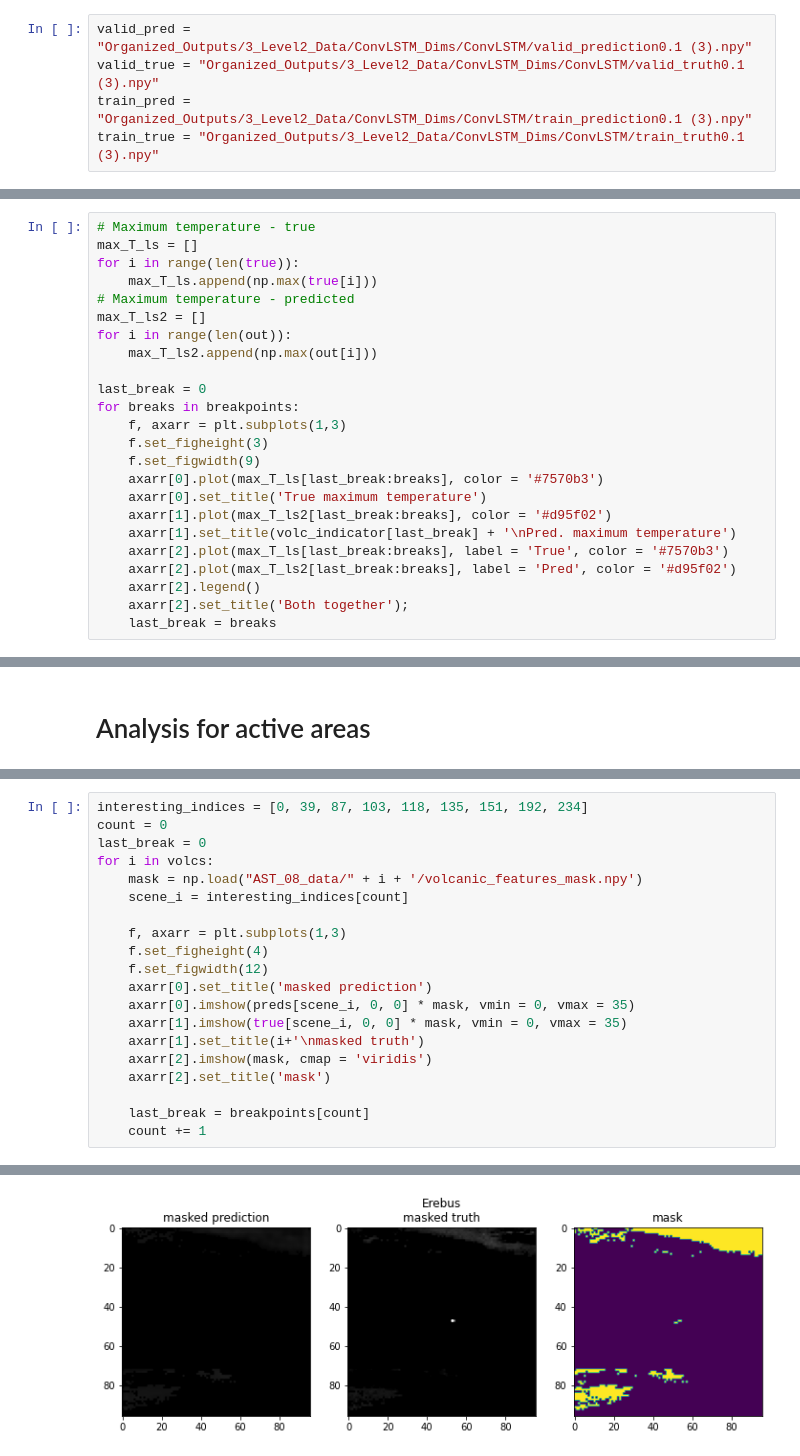
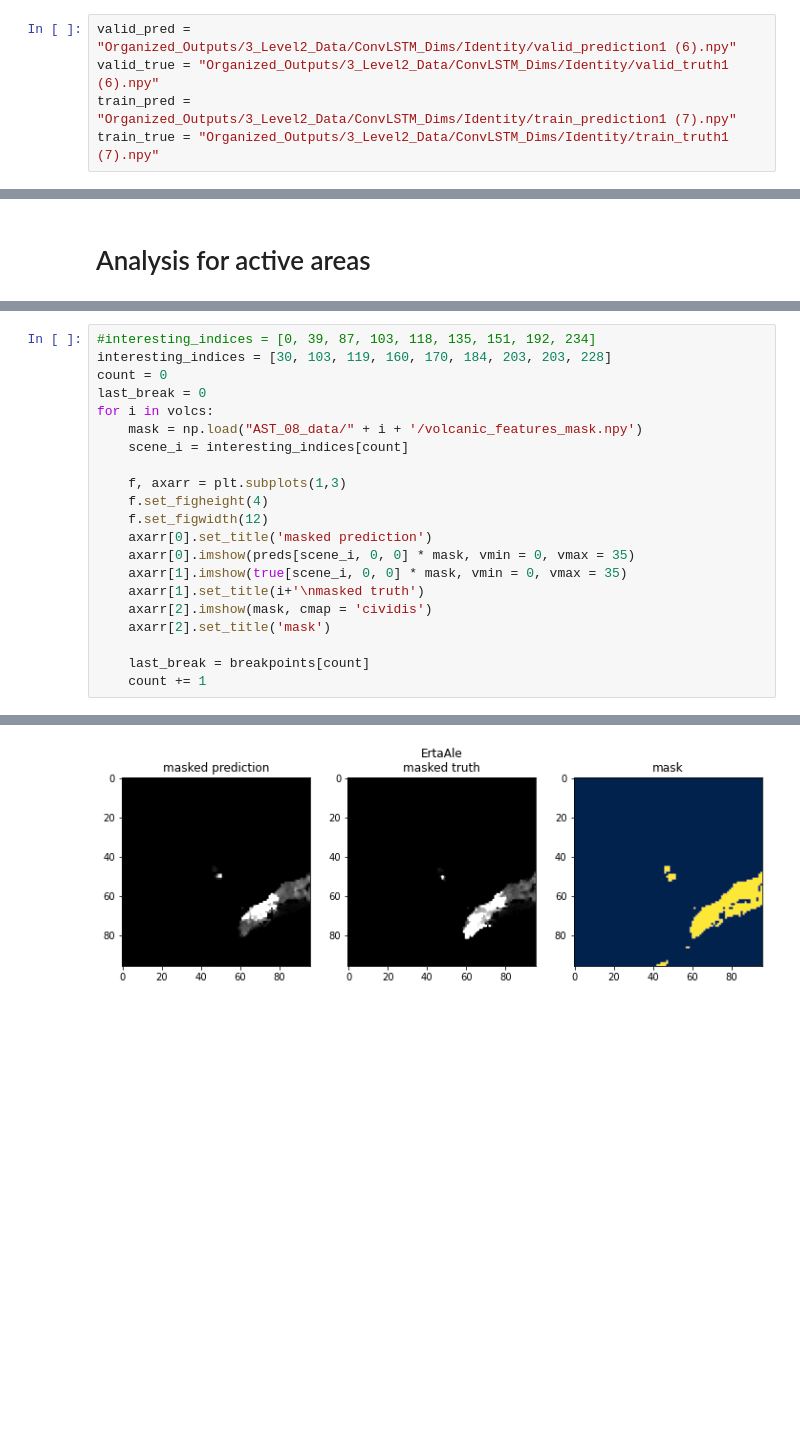
Before and after one commit to jdiaz4302/VolcanoesIR, a Jupyter notebook: 999_Analyze_Results.ipynb, the cells around one changed output, grey strips where cells are left out. Cells and saved outputs as stored; diff of their text form; blank space fills up the shorter version.

```diff
--- a/999_Analyze_Results.ipynb
+++ b/999_Analyze_Results.ipynb
@@ -7,6 +9,6 @@ mpl.rc('image', cmap='gist_gray')
 # %%
-valid_pred = "Organized_Outputs/3_Level2_Data/ConvLSTM_Dims/ConvLSTM/valid_prediction0.1 (3).npy"
-valid_true = "Organized_Outputs/3_Level2_Data/ConvLSTM_Dims/ConvLSTM/valid_truth0.1 (3).npy"
-train_pred = "Organized_Outputs/3_Level2_Data/ConvLSTM_Dims/ConvLSTM/train_prediction0.1 (3).npy"
-train_true = "Organized_Outputs/3_Level2_Data/ConvLSTM_Dims/ConvLSTM/train_truth0.1 (3).npy"
+valid_pred = "Organized_Outputs/3_Level2_Data/ConvLSTM_Dims/Identity/valid_prediction1 (6).npy"
+valid_true = "Organized_Outputs/3_Level2_Data/ConvLSTM_Dims/Identity/valid_truth1 (6).npy"
+train_pred = "Organized_Outputs/3_Level2_Data/ConvLSTM_Dims/Identity/train_prediction1 (7).npy"
+train_true = "Organized_Outputs/3_Level2_Data/ConvLSTM_Dims/Identity/train_truth1 (7).npy"
 # %%
@@ -226,27 +274,3 @@ pred_quantiles = np.cumsum(pred_counts) / preds.size
 tmpl_quantiles = np.cumsum(tmpl_counts) / template.size
 interp_a_values = np.interp(pred_quantiles, tmpl_quantiles, tmpl_values)
 out = interp_a_values[pred_unique_indices].reshape(preds.shape)
-# %%
-# Maximum temperature - true
-max_T_ls = []
-for i in range(len(true)):
-    max_T_ls.append(np.max(true[i]))
-# Maximum temperature - predicted
-max_T_ls2 = []
-for i in range(len(out)):
-    max_T_ls2.append(np.max(out[i]))
-
-last_break = 0
-for breaks in breakpoints:
-    f, axarr = plt.subplots(1,3)
-    f.set_figheight(3)
-    f.set_figwidth(9)
-    axarr[0].plot(max_T_ls[last_break:breaks], color = '#7570b3')
-    axarr[0].set_title('True maximum temperature')
-    axarr[1].plot(max_T_ls2[last_break:breaks], color = '#d95f02')
-    axarr[1].set_title(volc_indicator[last_break] + '\nPred. maximum temperature')
-    axarr[2].plot(max_T_ls[last_break:breaks], label = 'True', color = '#7570b3')
-    axarr[2].plot(max_T_ls2[last_break:breaks], label = 'Pred', color = '#d95f02')
-    axarr[2].legend()
-    axarr[2].set_title('Both together');
-    last_break = breaks
@@ -332,5 +402,6 @@ Total:
 # %%
-interesting_indices = [0, 39, 87, 103, 118, 135, 151, 192, 234]
+#interesting_indices = [0, 39, 87, 103, 118, 135, 151, 192, 234]
+interesting_indices = [30, 103, 119, 160, 170, 184, 203, 203, 228]
 count = 0
 last_break = 0
 for i in volcs:
@@ -344,7 +415,7 @@ for i in volcs:
     axarr[0].imshow(preds[scene_i, 0, 0] * mask, vmin = 0, vmax = 35)
     axarr[1].imshow(true[scene_i, 0, 0] * mask, vmin = 0, vmax = 35)
     axarr[1].set_title(i+'\nmasked truth')
-    axarr[2].imshow(mask, cmap = 'viridis')
+    axarr[2].imshow(mask, cmap = 'cividis')
     axarr[2].set_title('mask')
 
     last_break = breakpoints[count]
@@ -354 +425 @@ for i in volcs:
-[figure, old version]
+[figure, new version]
```
Also changed, not shown: parts of 18 cells of this notebook.
